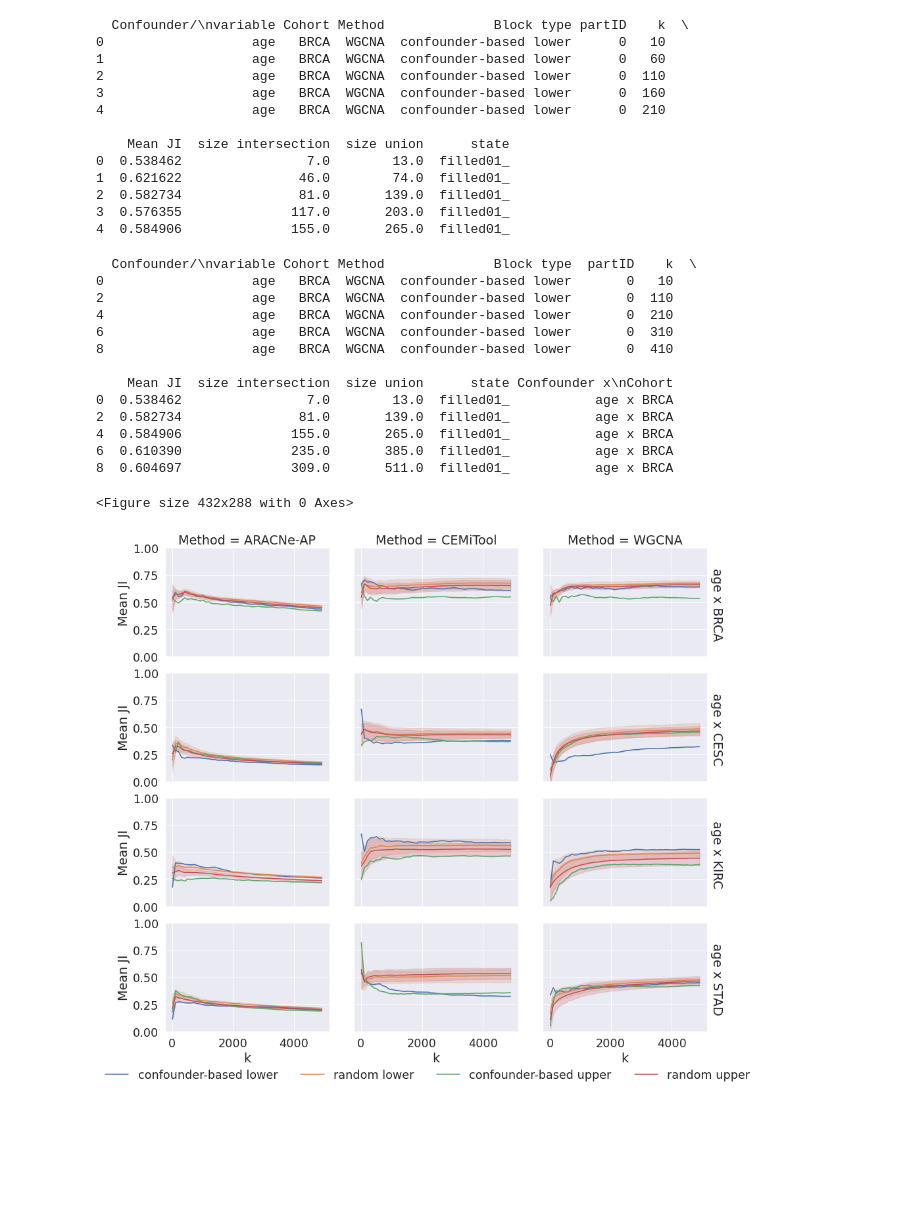
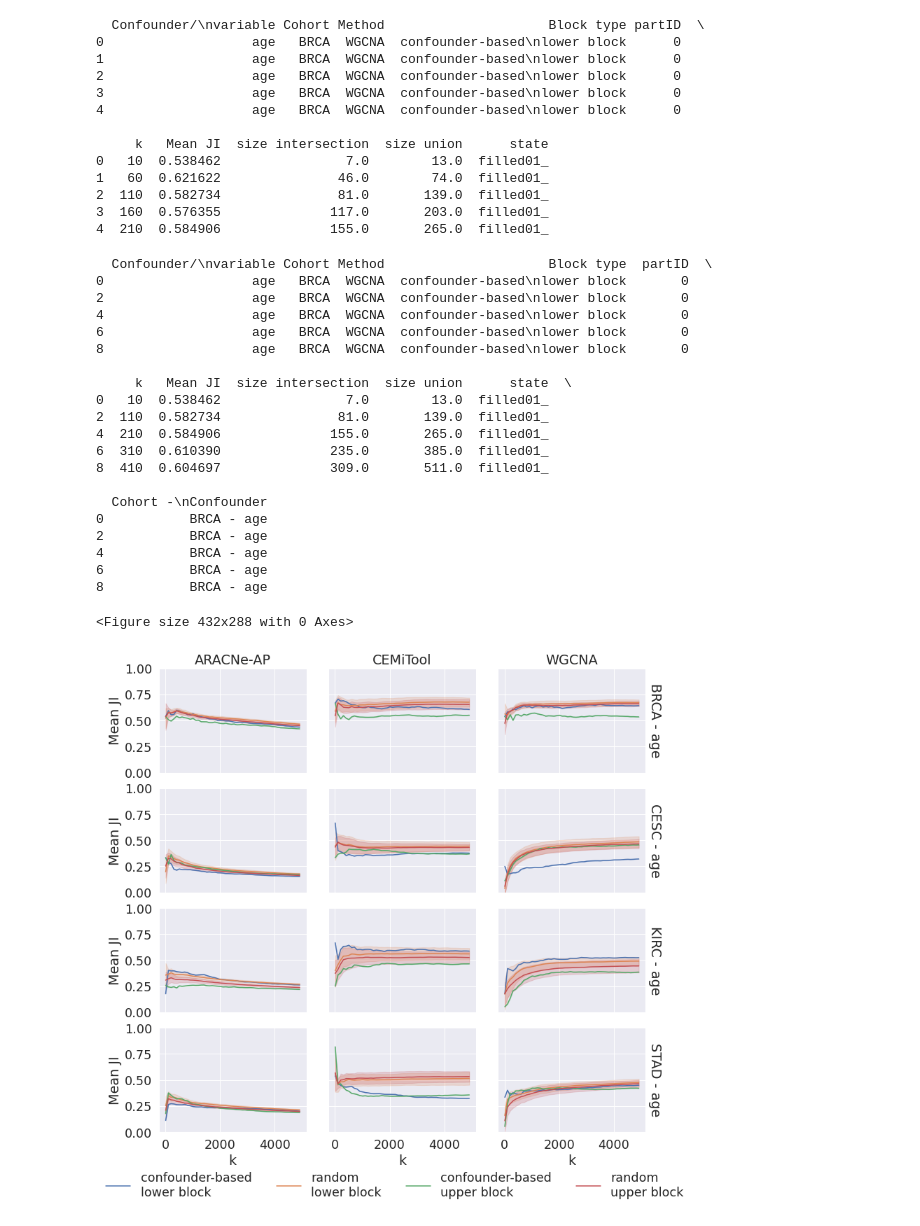
Before and after one commit to bionetslab/grn-confounders, a Jupyter notebook: results_paper/visualize_G_all_comparisons_age.ipynb, the cells around one changed output. Drawn from its saved outputs; the diff is of its cells as text; code cells hidden in the pictures; blank space fills up the shorter version.

```diff
--- a/results_paper/visualize_G_all_comparisons_age.ipynb
+++ b/results_paper/visualize_G_all_comparisons_age.ipynb
@@ -26,7 +26,7 @@ for alg_sel in alg_sels:
                     try:
                         df_conf = pd.read_csv(os.path.join(path, filename), sep=',', header=0)
                         df_conf['partID'] = i
-                        df_conf['Block type'] = f'confounder-based {block}'
+                        df_conf['Block type'] = f'confounder-based\n{block} block'
                         df_conf['Method'] = alg_sel
                         df_conf['Cohort'] = ct_sel
                         df_conf['Confounder/\nvariable'] = conf_sel
@@ -36,7 +36,7 @@ for alg_sel in alg_sels:
                     try:
                         df_rnd = pd.read_csv(os.path.join(path, filename), sep=',', header=0)
                         df_rnd['partID'] = i
-                        df_rnd['Block type'] = f'random {block}'
+                        df_rnd['Block type'] = f'random\n{block} block'
                         df_rnd['Method'] = alg_sel
                         df_rnd['Cohort'] = ct_sel
                         df_rnd['Confounder/\nvariable'] = conf_sel
@@ -46,55 +46,59 @@ for alg_sel in alg_sels:
 JI.rename(columns={'mean JI': 'Mean JI'}, inplace=True)
 print(JI.head())
 # %% [output]
-  Confounder/\nvariable Cohort Method              Block type partID    k  \
-0                   age   BRCA  WGCNA  confounder-based lower      0   10
-1                   age   BRCA  WGCNA  confounder-based lower      0   60
-2                   age   BRCA  WGCNA  confounder-based lower      0  110
-3                   age   BRCA  WGCNA  confounder-based lower      0  160
-4                   age   BRCA  WGCNA  confounder-based lower      0  210
+  Confounder/\nvariable Cohort Method                     Block type partID  \
+0                   age   BRCA  WGCNA  confounder-based\nlower block      0
+1                   age   BRCA  WGCNA  confounder-based\nlower block      0
+2                   age   BRCA  WGCNA  confounder-based\nlower block      0
+3                   age   BRCA  WGCNA  confounder-based\nlower block      0
+4                   age   BRCA  WGCNA  confounder-based\nlower block      0
 
-    Mean JI  size intersection  size union      state
-0  0.538462                7.0        13.0  filled01_
-1  0.621622               46.0        74.0  filled01_
-2  0.582734               81.0       139.0  filled01_
-3  0.576355              117.0       203.0  filled01_
-4  0.584906              155.0       265.0  filled01_
+     k   Mean JI  size intersection  size union      state
+0   10  0.538462                7.0        13.0  filled01_
+1   60  0.621622               46.0        74.0  filled01_
+2  110  0.582734               81.0       139.0  filled01_
+3  160  0.576355              117.0       203.0  filled01_
+4  210  0.584906              155.0       265.0  filled01_
 # %%
 JI['Confounder/\nvariable'] = JI['Confounder/\nvariable'].replace(['race'], 'ethnicity')
 JI.rename(columns={'mean JI': 'Mean JI'}, inplace=True)
 JI = JI.replace('ARACNE', 'ARACNe-AP').replace('CEMI', 'CEMiTool').replace('GRNBOOST2', 'GRNBoost2')
 JI = JI[JI['k']%100 == 10]
-JI['Confounder x\nCohort'] = JI['Confounder/\nvariable'] + ' x ' + JI['Cohort']
+JI['Cohort -\nConfounder'] = JI['Cohort'] + ' - ' + JI['Confounder/\nvariable']
 print(JI.head())
 # %% [output]
-  Confounder/\nvariable Cohort Method              Block type  partID    k  \
-0                   age   BRCA  WGCNA  confounder-based lower       0   10
-2                   age   BRCA  WGCNA  confounder-based lower       0  110
-4                   age   BRCA  WGCNA  confounder-based lower       0  210
-6                   age   BRCA  WGCNA  confounder-based lower       0  310
-8                   age   BRCA  WGCNA  confounder-based lower       0  410
+  Confounder/\nvariable Cohort Method                     Block type  partID  \
+0                   age   BRCA  WGCNA  confounder-based\nlower block       0
+2                   age   BRCA  WGCNA  confounder-based\nlower block       0
+4                   age   BRCA  WGCNA  confounder-based\nlower block       0
+6                   age   BRCA  WGCNA  confounder-based\nlower block       0
+8                   age   BRCA  WGCNA  confounder-based\nlower block       0
 
-    Mean JI  size intersection  size union      state Confounder x\nCohort
-0  0.538462                7.0        13.0  filled01_           age x BRCA
-2  0.582734               81.0       139.0  filled01_           age x BRCA
-4  0.584906              155.0       265.0  filled01_           age x BRCA
-6  0.610390              235.0       385.0  filled01_           age x BRCA
-8  0.604697              309.0       511.0  filled01_           age x BRCA
+     k   Mean JI  size intersection  size union      state  \
+0   10  0.538462                7.0        13.0  filled01_
+2  110  0.582734               81.0       139.0  filled01_
+4  210  0.584906              155.0       265.0  filled01_
+6  310  0.610390              235.0       385.0  filled01_
+8  410  0.604697              309.0       511.0  filled01_
+
+  Cohort -\nConfounder
+0           BRCA - age
+2           BRCA - age
+4           BRCA - age
+6           BRCA - age
+8           BRCA - age
 # %%
-#plt.figure()
 plt.tight_layout()
 sns.set(font_scale=1.6)
-#sns.set()
 sns.set_style('darkgrid')
-g = sns.FacetGrid(JI, row='Confounder x\nCohort', col='Method', hue='Block type', margin_titles=True,
-                  ylim=(0,1), legend_out=False, col_order=['ARACNe-AP', 'CEMiTool', 'WGCNA'], aspect=1.5)
+g = sns.FacetGrid(JI, row='Cohort -\nConfounder', col='Method', hue='Block type', margin_titles=True,
+                  ylim=(0,1), legend_out=False, col_order=['ARACNe-AP', 'CEMiTool', 'WGCNA'], aspect=1.3)
 ax = g.axes[0,0]
 g.map(sns.lineplot, "k", "Mean JI",errorbar='sd').add_legend()
-for margin_title in g._margin_titles_texts:
-    margin_title.set_text(margin_title.get_text().split('=')[-1])
-sns.move_legend(ax, "lower center", frameon=False, bbox_to_anchor=(1.6,-4), title=None, ncols=4)
+sns.move_legend(ax, "lower center", frameon=False, bbox_to_anchor=(1.6,-4.2), title=None, ncols=4)
+g.set_titles(row_template='{row_name}', col_template = '{col_name}')
 plt.subplots_adjust(hspace=0.15, wspace=0.15)
 g.savefig('G_all_age.pdf', bbox_inches='tight')
 # %% [output]
 <Figure size 432x288 with 0 Axes>
-[figure, old version]
+[figure, new version]
```
Also changed, not shown: 1 other file.
